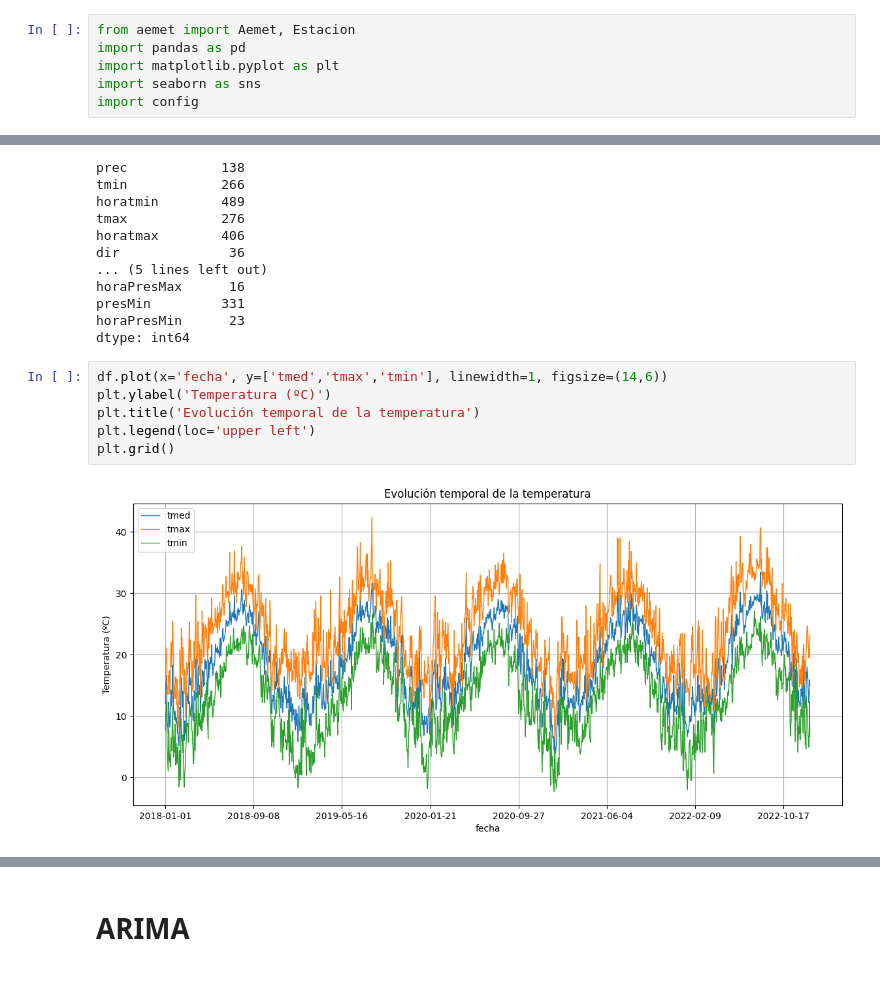
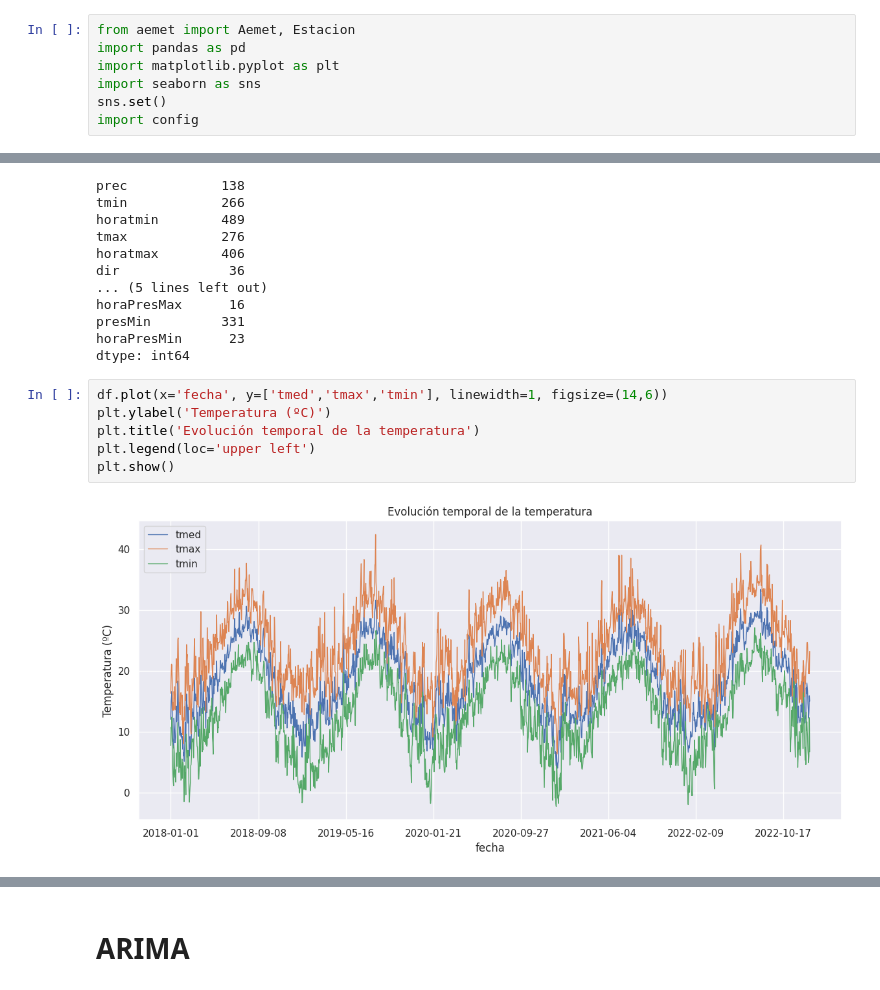
Before and after one commit to jmudy/weather-data-forecast, a Jupyter notebook: weather-data-forecast.ipynb, the cells around one changed output, grey strips where cells are left out. Cells and saved outputs as stored; diff of their text form.

```diff
--- a/weather-data-forecast.ipynb
+++ b/weather-data-forecast.ipynb
@@ -22,6 +22,7 @@ from aemet import Aemet, Estacion
 import pandas as pd
 import matplotlib.pyplot as plt
 import seaborn as sns
+sns.set()
 import config
 # %% [markdown]
 # Loading the dataset
@@ -132,11 +133,11 @@ dtype: int64
 # %%
 df.plot(x='fecha', y=['tmed','tmax','tmin'], linewidth=1, figsize=(14,6))
 plt.ylabel('Temperatura (ºC)')
 plt.title('Evolución temporal de la temperatura')
 plt.legend(loc='upper left')
-plt.grid()
+plt.show()
 # %% [output]
-[figure, old version]
+[figure, new version]
 # %%
 df[numeric_columns].hist(figsize=(15,15), bins=20)
 plt.show()
```
Also changed, not shown: parts of 16 cells of this notebook.
